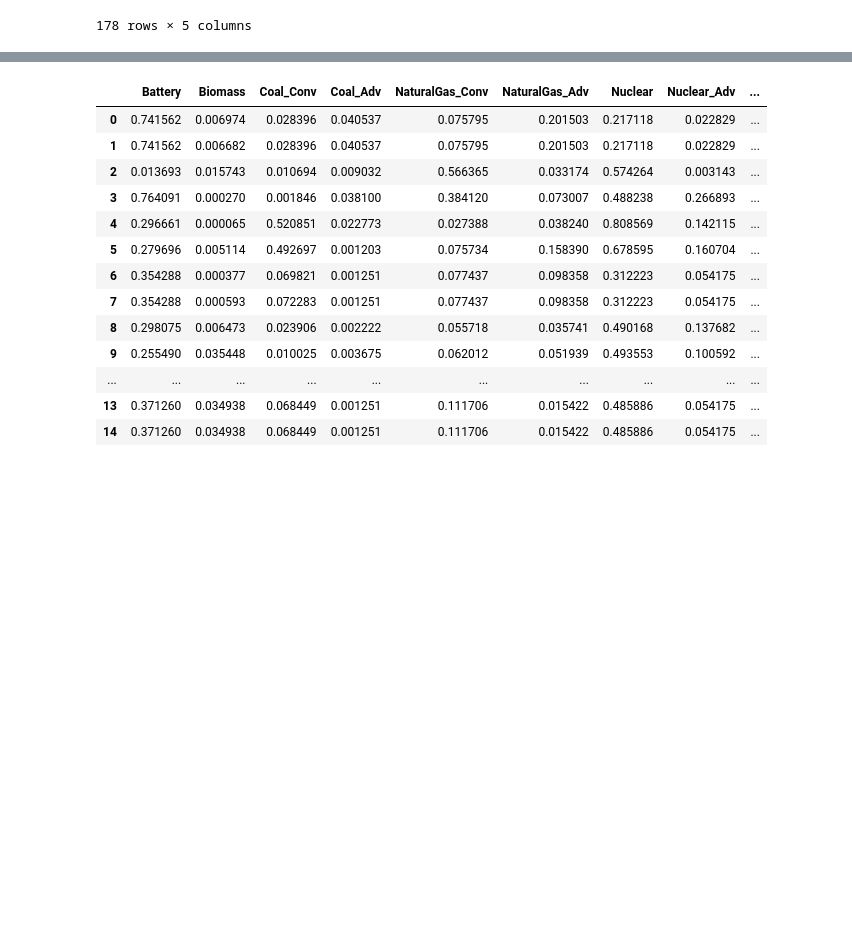
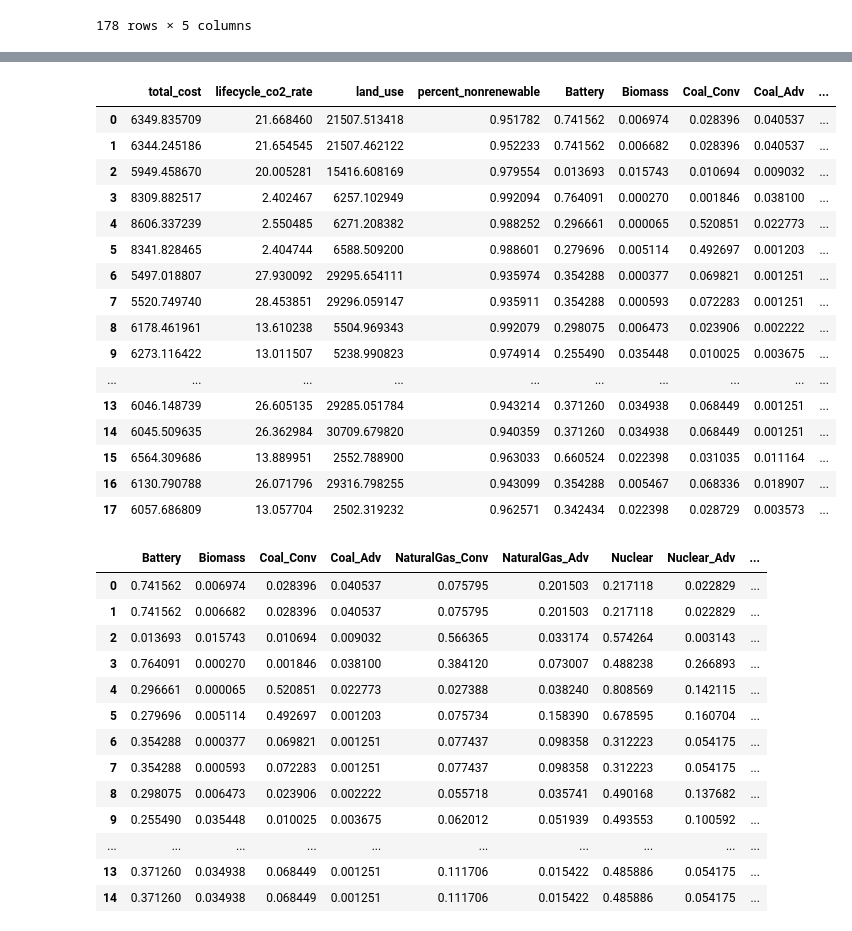
Before and after one commit to samgdotson/2023-dotson-prelim, a Jupyter notebook: analysis/4-objective-analysis.ipynb, the cells around one changed output, grey strips where cells are left out. Drawn from its saved outputs; the diff is of its cells as text; code cells hidden in the pictures; blank space fills up the shorter version.

```diff
--- a/analysis/4-objective-analysis.ipynb
+++ b/analysis/4-objective-analysis.ipynb
@@ -10,5 +13,6 @@ from functools import partial
 # %%
-path = "../data/2023-05-30-NOBJ4-USNGA3-results.pkl"
+# path = "../data/2023-05-30-NOBJ4-USNGA3-results.pkl"
+path = "../../osier_data/2023-05-30-NOBJ4-USNGA3-results.pkl"
 with open(path, 'rb') as file:
     results = dill.load(file)
 # %%
@@ -21,11 +25,3 @@ techs = get_tech_names(results.problem.technology_list)
 F = results.F
 slack = 0.1
 F_slack = F*(1+slack)
-# %%
-n_pts = 0
-for i, h in enumerate(results.history):
-    F_hist = h.pop.get("F")
-    n_pts += len(F_hist)
-    mask = F_hist < 1e40
-    F_hist = np.ma.masked_values(F_hist, 1e40)
-    plt.scatter(F_hist[:,0], F_hist[:,1])
@@ -73,6 +67,13 @@ def moo_mga(res_obj, slack=0.1, sense='minimize'):
         or maximization. If min, the sub-optimal front is greater
         than the Pareto front. If max, the sub-optimal front is
         below the Pareto front.
+
+
+    .. warning::
+        This method will produce duplicates in most cases since it
+        checks the population history and the population history
+        does not have unique values due to the nature of genetic
+        algorithms (i.e. good solutions persist in the gene pool).
     """
     pf = res_obj.F
     if sense.lower() == 'minimize':
@@ -99,7 +100,7 @@ def moo_mga(res_obj, slack=0.1, sense='minimize'):
             if cond1 and cond2:
                 for i,c in enumerate(p):
                     interior_dict[i].append(c)
-                interior_dict[4].append(x)
+                interior_dict[n_objs].append(x)
     mga_df = pd.DataFrame(interior_dict)
     mga_df.columns = cols
 
@@ -298,5 +485,25 @@ mdf_expanded = pd.concat(frames, axis=1)
 # %%
 mdf_expanded = mdf_expanded.drop_duplicates().reset_index(drop=True)
+# %%
+mdf_expanded
+# %% [output]
+|  | total_cost | lifecycle_co2_rate | land_use | percent_nonrenewable | Battery | Biomass | Coal_Conv | Coal_Adv | ... |
+| 0 | 6349.835709 | 21.668460 | 21507.513418 | 0.951782 | 0.741562 | 0.006974 | 0.028396 | 0.040537 | ... |
+| 1 | 6344.245186 | 21.654545 | 21507.462122 | 0.952233 | 0.741562 | 0.006682 | 0.028396 | 0.040537 | ... |
+| 2 | 5949.458670 | 20.005281 | 15416.608169 | 0.979554 | 0.013693 | 0.015743 | 0.010694 | 0.009032 | ... |
+| 3 | 8309.882517 | 2.402467 | 6257.102949 | 0.992094 | 0.764091 | 0.000270 | 0.001846 | 0.038100 | ... |
+| 4 | 8606.337239 | 2.550485 | 6271.208382 | 0.988252 | 0.296661 | 0.000065 | 0.520851 | 0.022773 | ... |
+| 5 | 8341.828465 | 2.404744 | 6588.509200 | 0.988601 | 0.279696 | 0.005114 | 0.492697 | 0.001203 | ... |
+| 6 | 5497.018807 | 27.930092 | 29295.654111 | 0.935974 | 0.354288 | 0.000377 | 0.069821 | 0.001251 | ... |
+| 7 | 5520.749740 | 28.453851 | 29296.059147 | 0.935911 | 0.354288 | 0.000593 | 0.072283 | 0.001251 | ... |
+| 8 | 6178.461961 | 13.610238 | 5504.969343 | 0.992079 | 0.298075 | 0.006473 | 0.023906 | 0.002222 | ... |
+| 9 | 6273.116422 | 13.011507 | 5238.990823 | 0.974914 | 0.255490 | 0.035448 | 0.010025 | 0.003675 | ... |
+| ... | ... | ... | ... | ... | ... | ... | ... | ... | ... |
+| 13 | 6046.148739 | 26.605135 | 29285.051784 | 0.943214 | 0.371260 | 0.034938 | 0.068449 | 0.001251 | ... |
+| 14 | 6045.509635 | 26.362984 | 30709.679820 | 0.940359 | 0.371260 | 0.034938 | 0.068449 | 0.001251 | ... |
+| 15 | 6564.309686 | 13.889951 | 2552.788900 | 0.963033 | 0.660524 | 0.022398 | 0.031035 | 0.011164 | ... |
+| 16 | 6130.790788 | 26.071796 | 29316.798255 | 0.943099 | 0.354288 | 0.005467 | 0.068336 | 0.018907 | ... |
+| 17 | 6057.686809 | 13.057704 | 2502.319232 | 0.962571 | 0.342434 | 0.022398 | 0.028729 | 0.003573 | ... |
 # %%
 mdf_expanded.iloc[:,4:]
 # %% [output]
```
Also changed, not shown: parts of 30 cells of this notebook, 52 other files.
